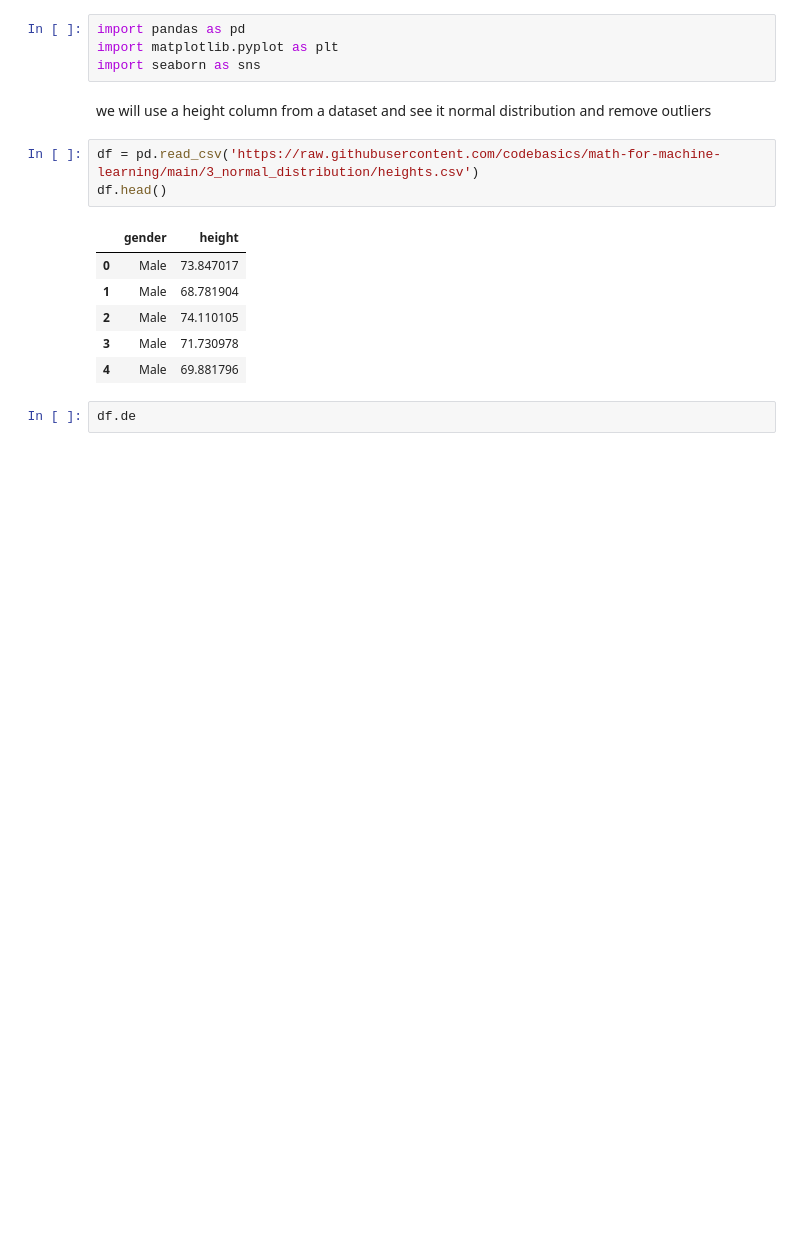
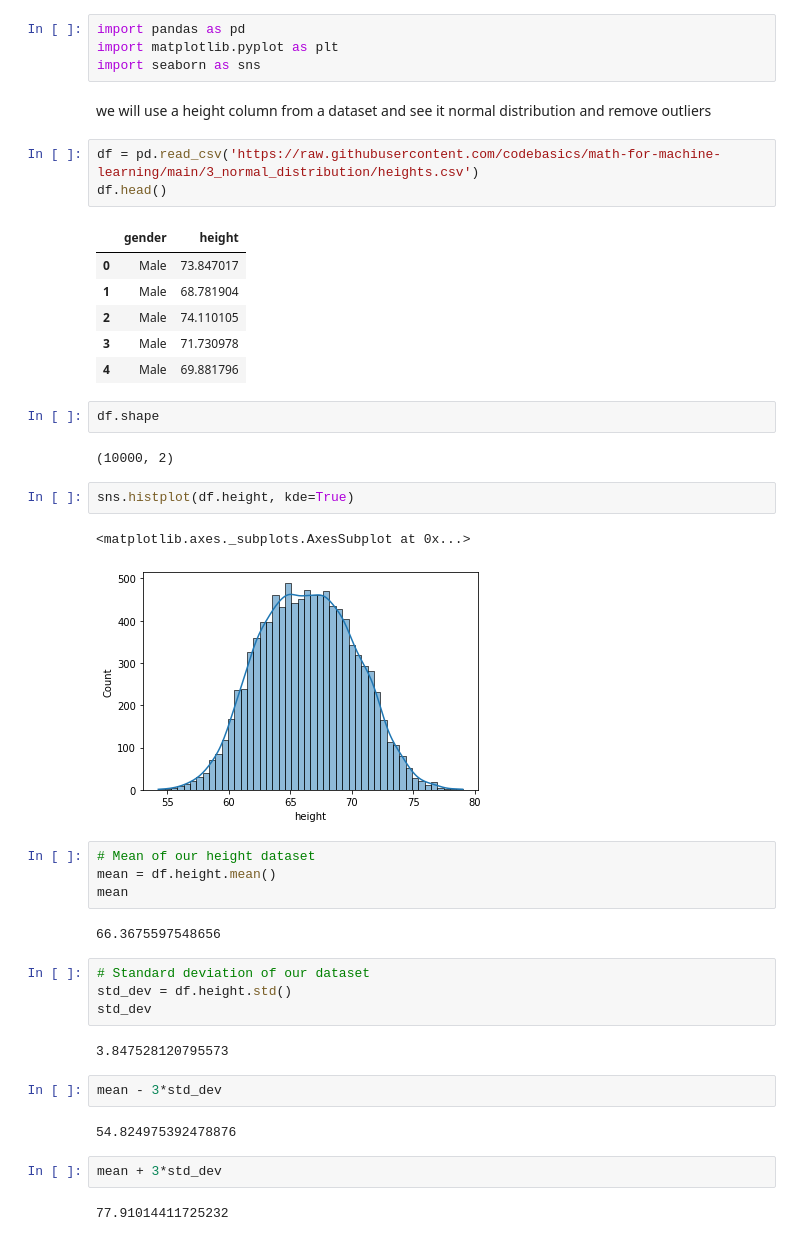
Before and after one commit to Mhtag/applied_statistics, a Jupyter notebook: outlier_removal_using_zscore_&_norm_dist.ipynb, the cells around one changed output. Cells and saved outputs as stored; diff of their text form; blank space fills up the shorter version.

```diff
--- a/outlier_removal_using_zscore_&_norm_dist.ipynb
+++ b/outlier_removal_using_zscore_&_norm_dist.ipynb
@@ -17,4 +17,31 @@ df.head()
 | 3 | Male | 71.730978 |
 | 4 | Male | 69.881796 |
 # %%
-df.de
+df.shape
+# %% [output]
+(10000, 2)
+# %%
+sns.histplot(df.height, kde=True)
+# %% [output]
+<matplotlib.axes._subplots.AxesSubplot at 0x...>
+[figure, added]
+# %%
+# Mean of our height dataset
+mean = df.height.mean()
+mean
+# %% [output]
+66.3675597548656
+# %%
+# Standard deviation of our dataset
+std_dev = df.height.std()
+std_dev
+# %% [output]
+3.847528120795573
+# %%
+mean - 3*std_dev
+# %% [output]
+54.824975392478876
+# %%
+mean + 3*std_dev
+# %% [output]
+77.91014411725232
```
Also changed, not shown: parts of 26 cells of this notebook.
